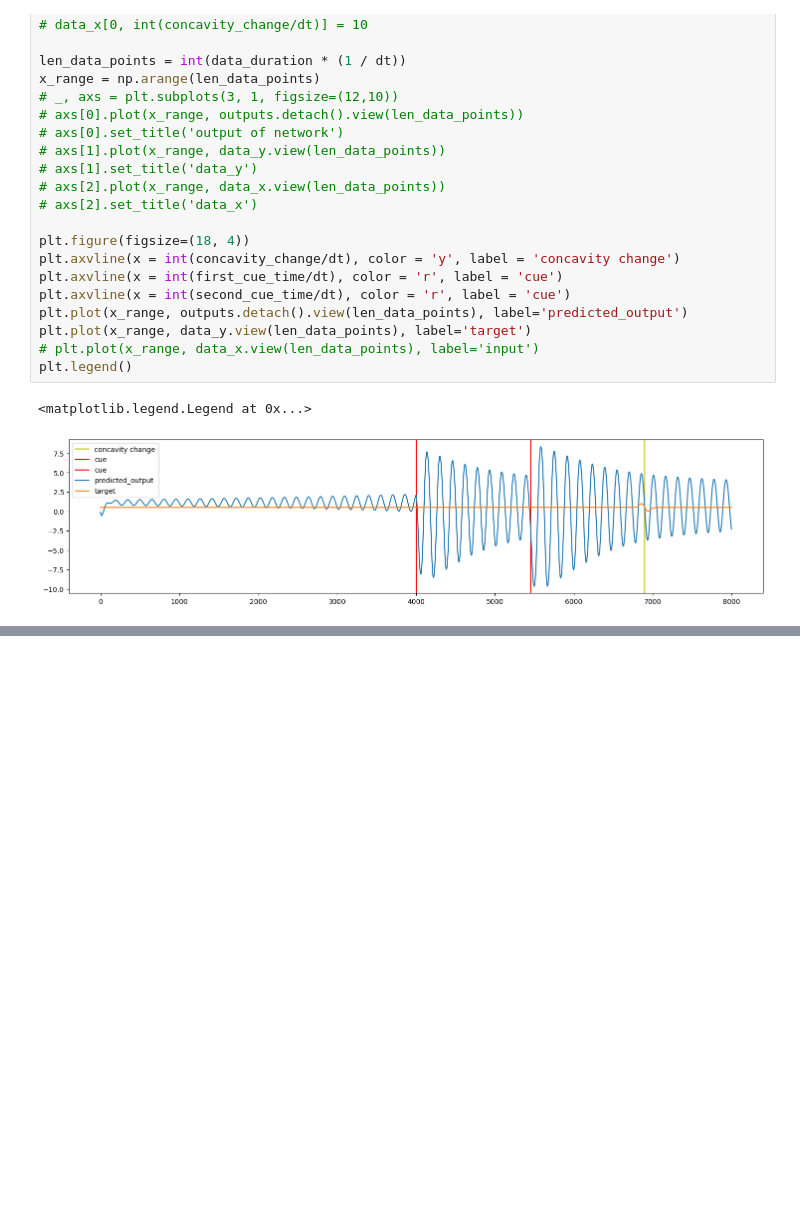
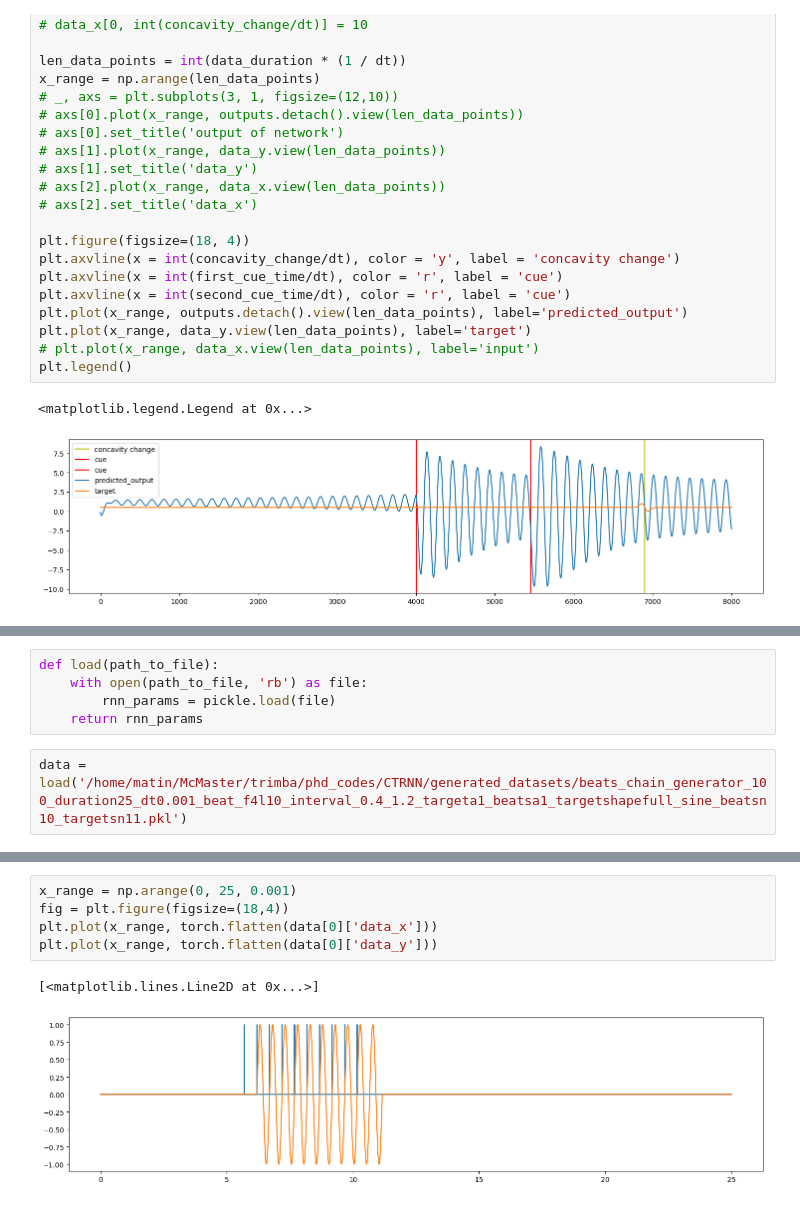
Before and after one commit to mtnusf97/CTRNN, a Jupyter notebook: helper_notebook.ipynb, the cells around one changed output, grey strips where cells are left out. Drawn from its saved outputs; the diff is of its cells as text; blank space fills up the shorter version.

```diff
--- a/helper_notebook.ipynb
+++ b/helper_notebook.ipynb
@@ -494,0 +542,7 @@ plt.legend()
+# %%
+def load(path_to_file):
+    with open(path_to_file, 'rb') as file:
+        rnn_params = pickle.load(file)
+    return rnn_params
+# %%
+data = load('/home/matin/McMaster/trimba/phd_codes/CTRNN/generated_datasets/beats_chain_generator_100_duration25_dt0.001_beat_f4l10_interval_0.4_1.2_targeta1_beatsa1_targetshapefull_sine_beatsn10_targetsn11.pkl')
@@ -494,0 +558,8 @@ plt.legend()
+# %%
+x_range = np.arange(0, 25, 0.001)
+fig = plt.figure(figsize=(18,4))
+plt.plot(x_range, torch.flatten(data[0]['data_x']))
+plt.plot(x_range, torch.flatten(data[0]['data_y']))
+# %% [output]
+[<matplotlib.lines.Line2D at 0x...>]
+[figure, added]
```
Also changed, not shown: parts of 8 cells of this notebook, 2 other files.
